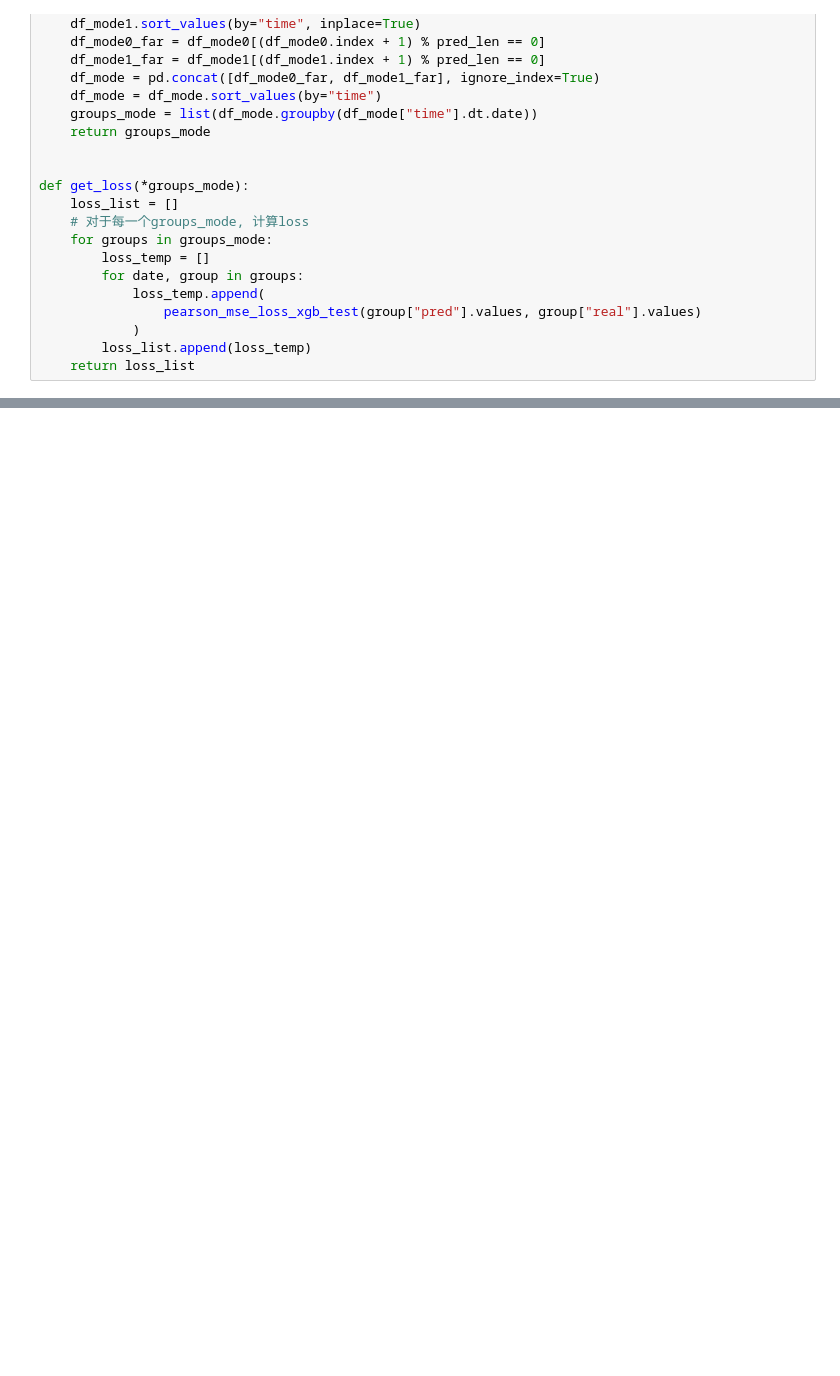
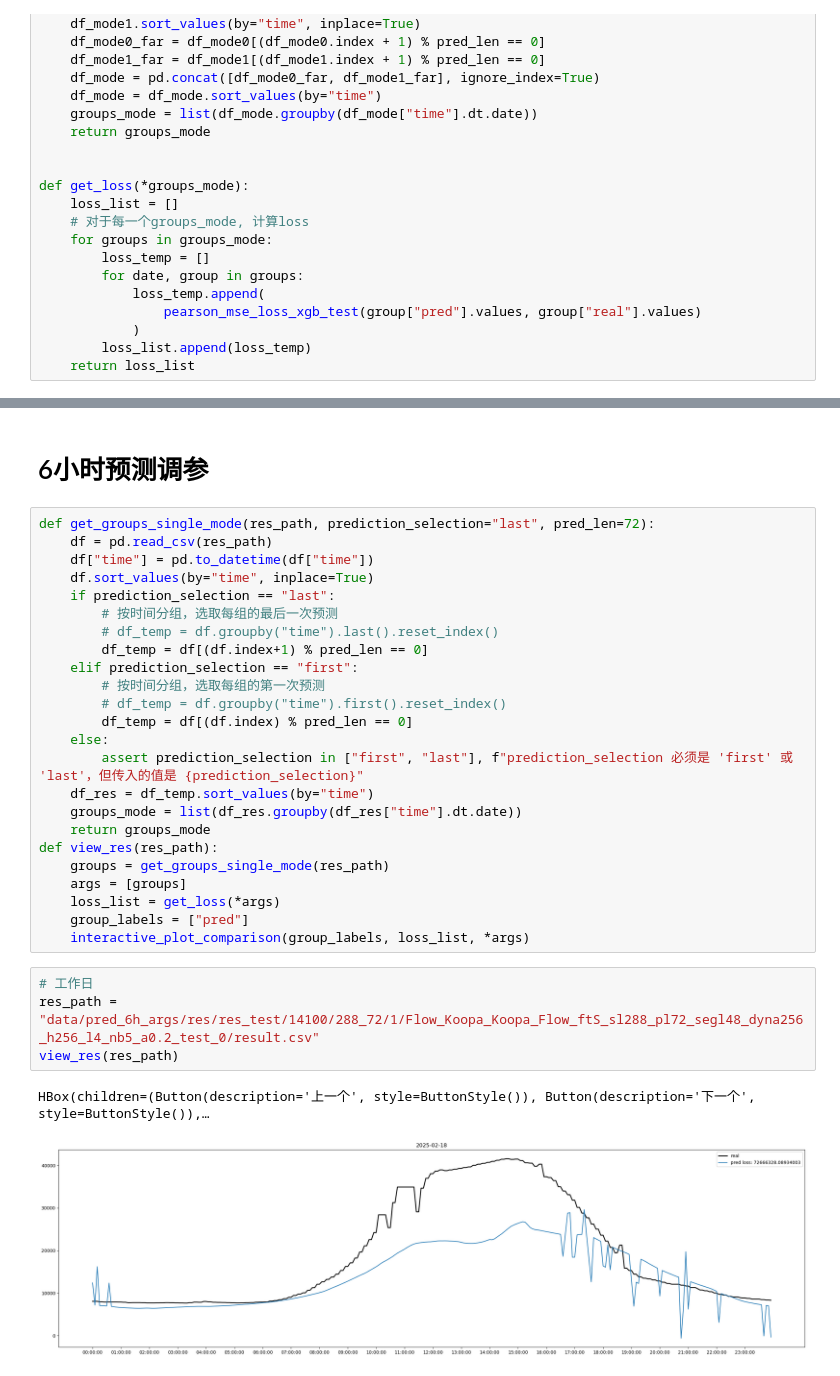
Before and after one commit to Taiowaz/FlowPred-dev, a Jupyter notebook: evaluation/visualization_res.ipynb, the cells around one changed output, grey strips where cells are left out. Cells and saved outputs as stored; diff of their text form; blank space fills up the shorter version.

```diff
--- a/evaluation/visualization_res.ipynb
+++ b/evaluation/visualization_res.ipynb
@@ -54,0 +55,33 @@ HBox(children=(Button(description='上一个', style=ButtonStyle()), Button(desc
+# %% [markdown]
+# 6小时预测调参
+# %%
+def get_groups_single_mode(res_path, prediction_selection="last", pred_len=72):
+    df = pd.read_csv(res_path)
+    df["time"] = pd.to_datetime(df["time"])
+    df.sort_values(by="time", inplace=True)
+    if prediction_selection == "last":
+        # 按时间分组，选取每组的最后一次预测
+        # df_temp = df.groupby("time").last().reset_index()
+        df_temp = df[(df.index+1) % pred_len == 0]
+    elif prediction_selection == "first":
+        # 按时间分组，选取每组的第一次预测
+        # df_temp = df.groupby("time").first().reset_index()
+        df_temp = df[(df.index) % pred_len == 0]
+    else:
+        assert prediction_selection in ["first", "last"], f"prediction_selection 必须是 'first' 或 'last'，但传入的值是 {prediction_selection}"
+    df_res = df_temp.sort_values(by="time")
+    groups_mode = list(df_res.groupby(df_res["time"].dt.date))
+    return groups_mode
+def view_res(res_path):
+    groups = get_groups_single_mode(res_path)
+    args = [groups]
+    loss_list = get_loss(*args)
+    group_labels = ["pred"]
+    interactive_plot_comparison(group_labels, loss_list, *args)
+# %%
+# 工作日
+res_path = "data/pred_6h_args/res/res_test/14100/288_72/1/Flow_Koopa_Koopa_Flow_ftS_sl288_pl72_segl48_dyna256_h256_l4_nb5_a0.2_test_0/result.csv"
+view_res(res_path)
+# %% [output]
+HBox(children=(Button(description='上一个', style=ButtonStyle()), Button(description='下一个', style=ButtonStyle()),…
+[figure, added]
```
Also changed, not shown: parts of 2 cells of this notebook, 9 other files.
